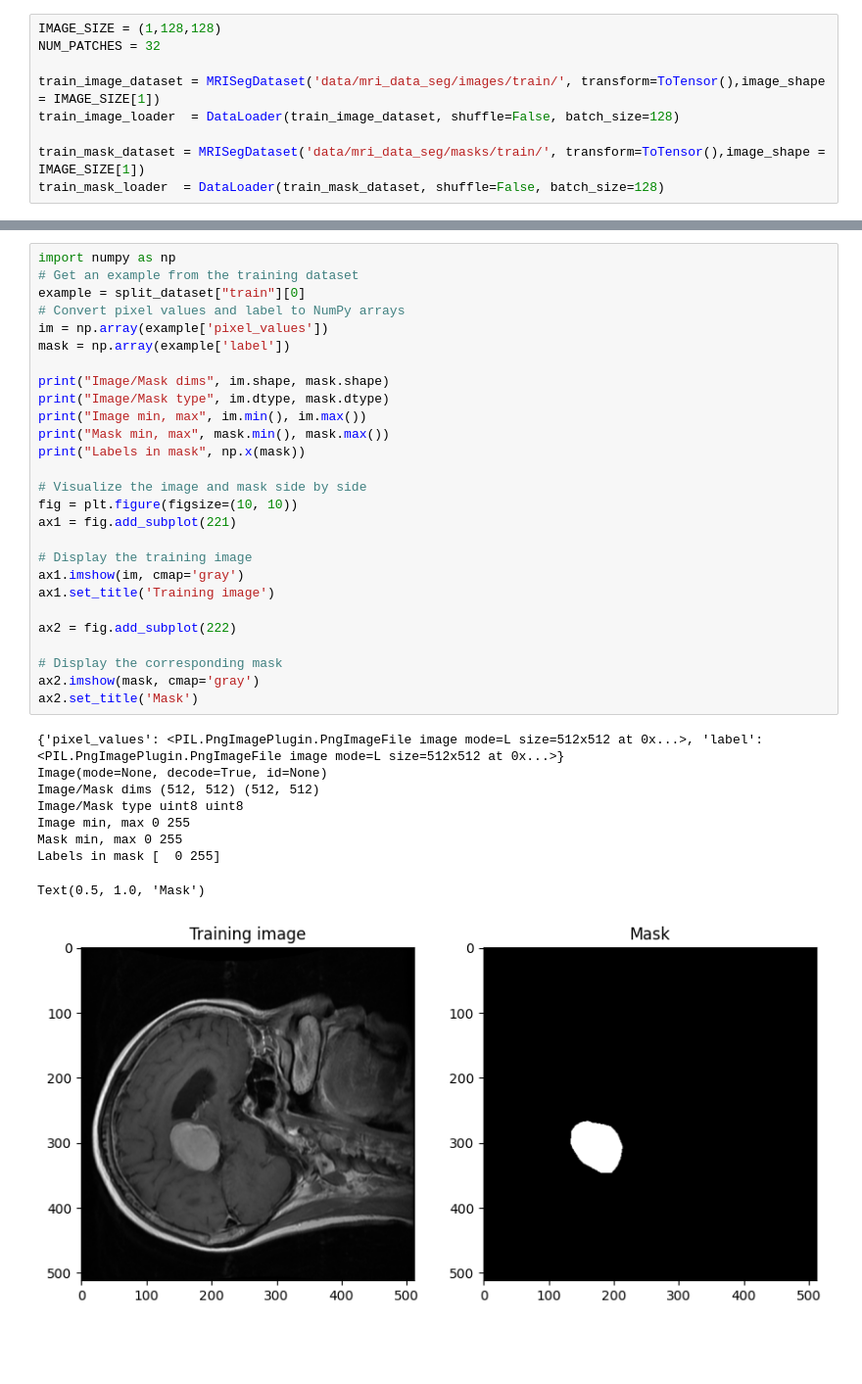
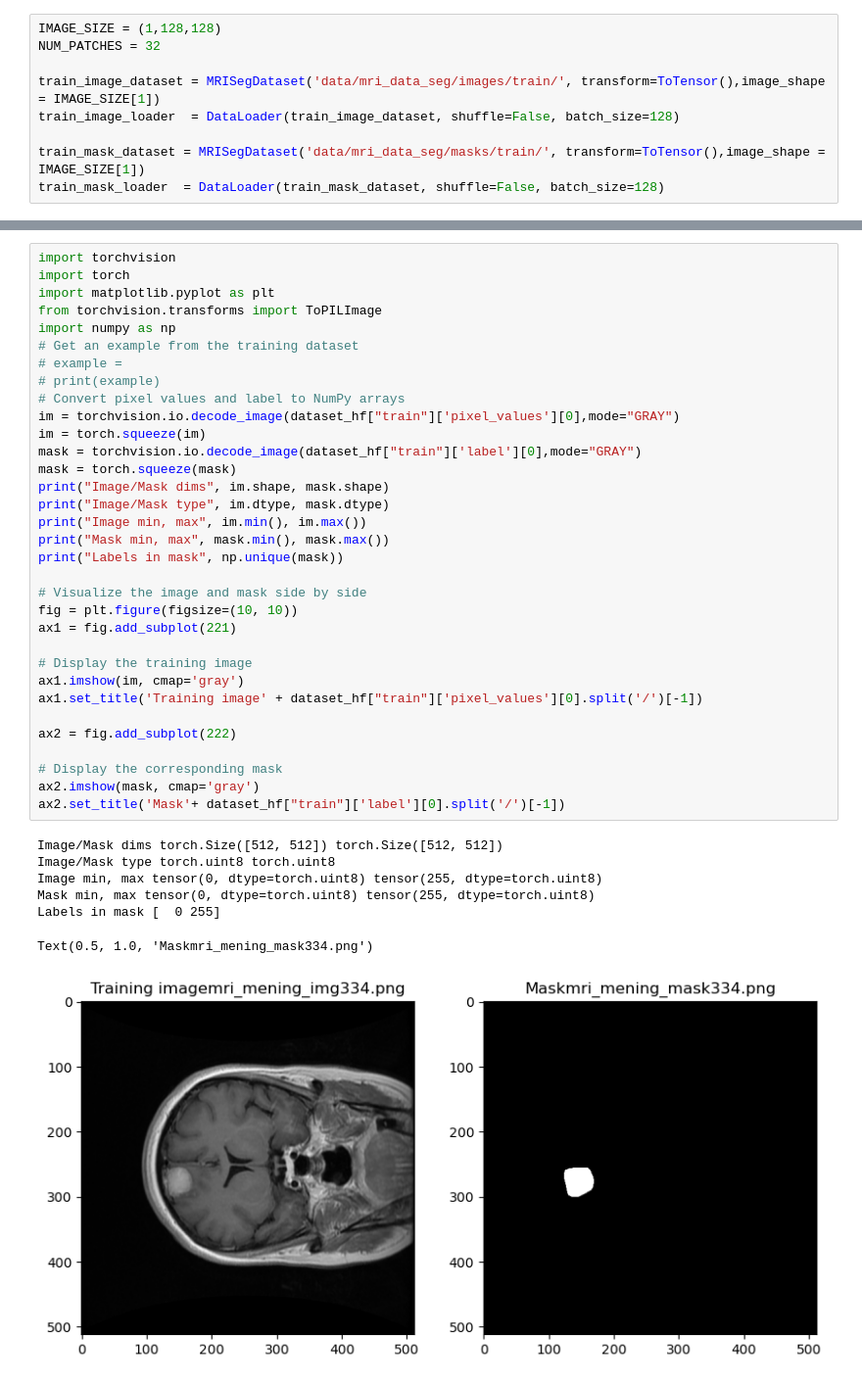
Before and after one commit to ShayanRiyaz/Causal-MRI-Tumor-Detect, a Jupyter notebook: Project2_Step1_SegImageAnalysis.ipynb, the cells around one changed output, grey strips where cells are left out. Shown at 98% size. Drawn from its saved outputs; the diff is of its cells as text; blank space fills up the shorter version.

```diff
--- a/Project2_Step1_SegImageAnalysis.ipynb
+++ b/Project2_Step1_SegImageAnalysis.ipynb
@@ -136,40 +153,44 @@ plt.show()
 # %%
+import torchvision
+import torch
+import matplotlib.pyplot as plt
+from torchvision.transforms import ToPILImage
 import numpy as np
 # Get an example from the training dataset
-example = split_dataset["train"][0]
+# example =
+# print(example)
 # Convert pixel values and label to NumPy arrays
-im = np.array(example['pixel_values'])
-mask = np.array(example['label'])
-
+im = torchvision.io.decode_image(dataset_hf["train"]['pixel_values'][0],mode="GRAY")
+im = torch.squeeze(im)
+mask = torchvision.io.decode_image(dataset_hf["train"]['label'][0],mode="GRAY")
+mask = torch.squeeze(mask)
 print("Image/Mask dims", im.shape, mask.shape)
 print("Image/Mask type", im.dtype, mask.dtype)
 print("Image min, max", im.min(), im.max())
 print("Mask min, max", mask.min(), mask.max())
-print("Labels in mask", np.x(mask))
+print("Labels in mask", np.unique(mask))
 
 # Visualize the image and mask side by side
 fig = plt.figure(figsize=(10, 10))
 ax1 = fig.add_subplot(221)
 
 # Display the training image
 ax1.imshow(im, cmap='gray')
-ax1.set_title('Training image')
+ax1.set_title('Training image' + dataset_hf["train"]['pixel_values'][0].split('/')[-1])
 
 ax2 = fig.add_subplot(222)
 
 # Display the corresponding mask
 ax2.imshow(mask, cmap='gray')
-ax2.set_title('Mask')
+ax2.set_title('Mask'+ dataset_hf["train"]['label'][0].split('/')[-1])
 # %% [output]
-{'pixel_values': <PIL.PngImagePlugin.PngImageFile image mode=L size=512x512 at 0x...>, 'label': <PIL.PngImagePlugin.PngImageFile image mode=L size=512x512 at 0x...>}
-Image(mode=None, decode=True, id=None)
-Image/Mask dims (512, 512) (512, 512)
-Image/Mask type uint8 uint8
-Image min, max 0 255
-Mask min, max 0 255
+Image/Mask dims torch.Size([512, 512]) torch.Size([512, 512])
+Image/Mask type torch.uint8 torch.uint8
+Image min, max tensor(0, dtype=torch.uint8) tensor(255, dtype=torch.uint8)
+Mask min, max tensor(0, dtype=torch.uint8) tensor(255, dtype=torch.uint8)
 Labels in mask [  0 255]
-Text(0.5, 1.0, 'Mask')
+Text(0.5, 1.0, 'Maskmri_mening_mask334.png')
-[figure, old version]
+[figure, new version]
 # %%
 def IntersectionOverUnion(y_label,y_pred):
 
```
Also changed, not shown: parts of 5 cells of this notebook, 4 other files.
